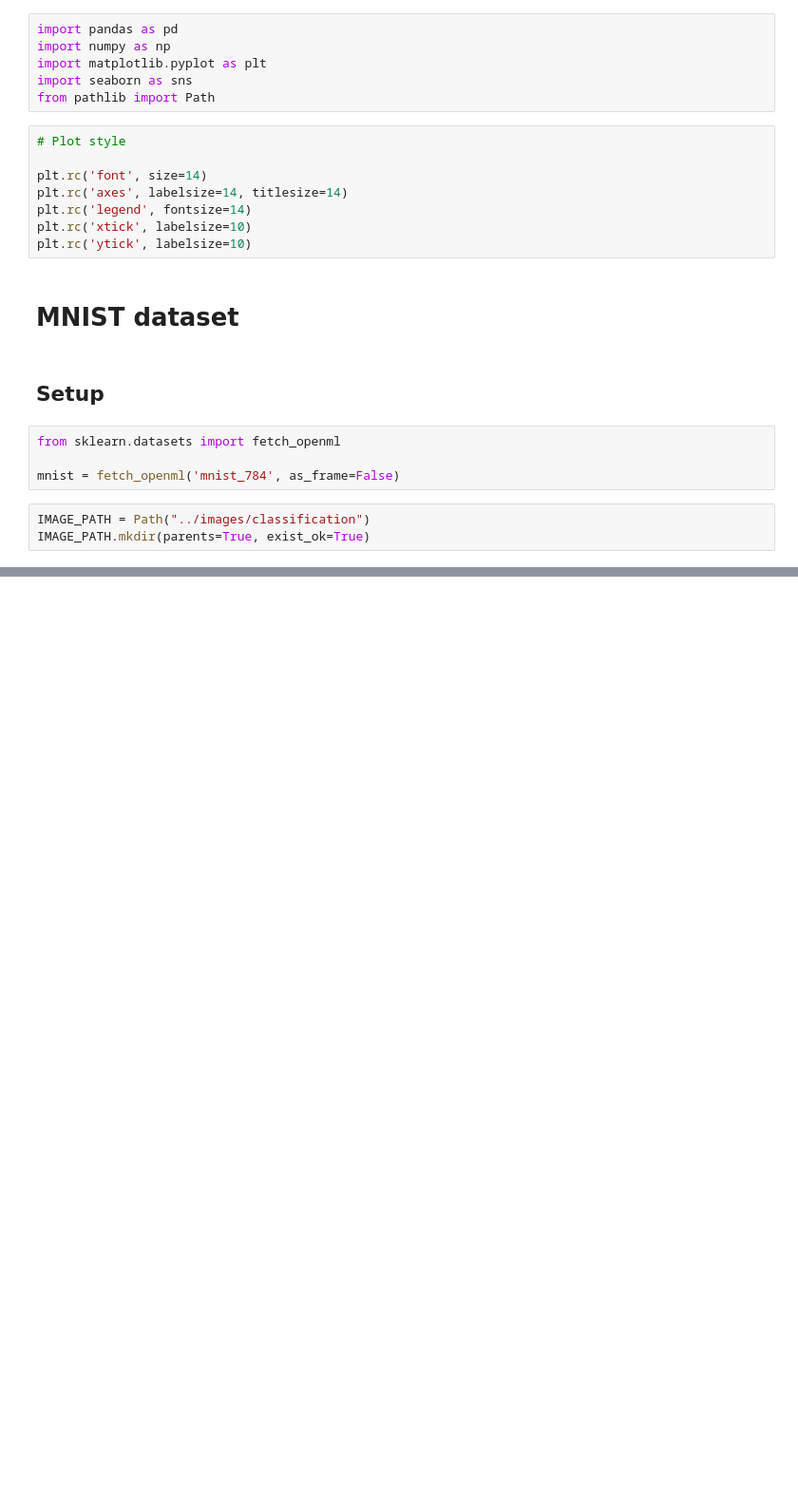
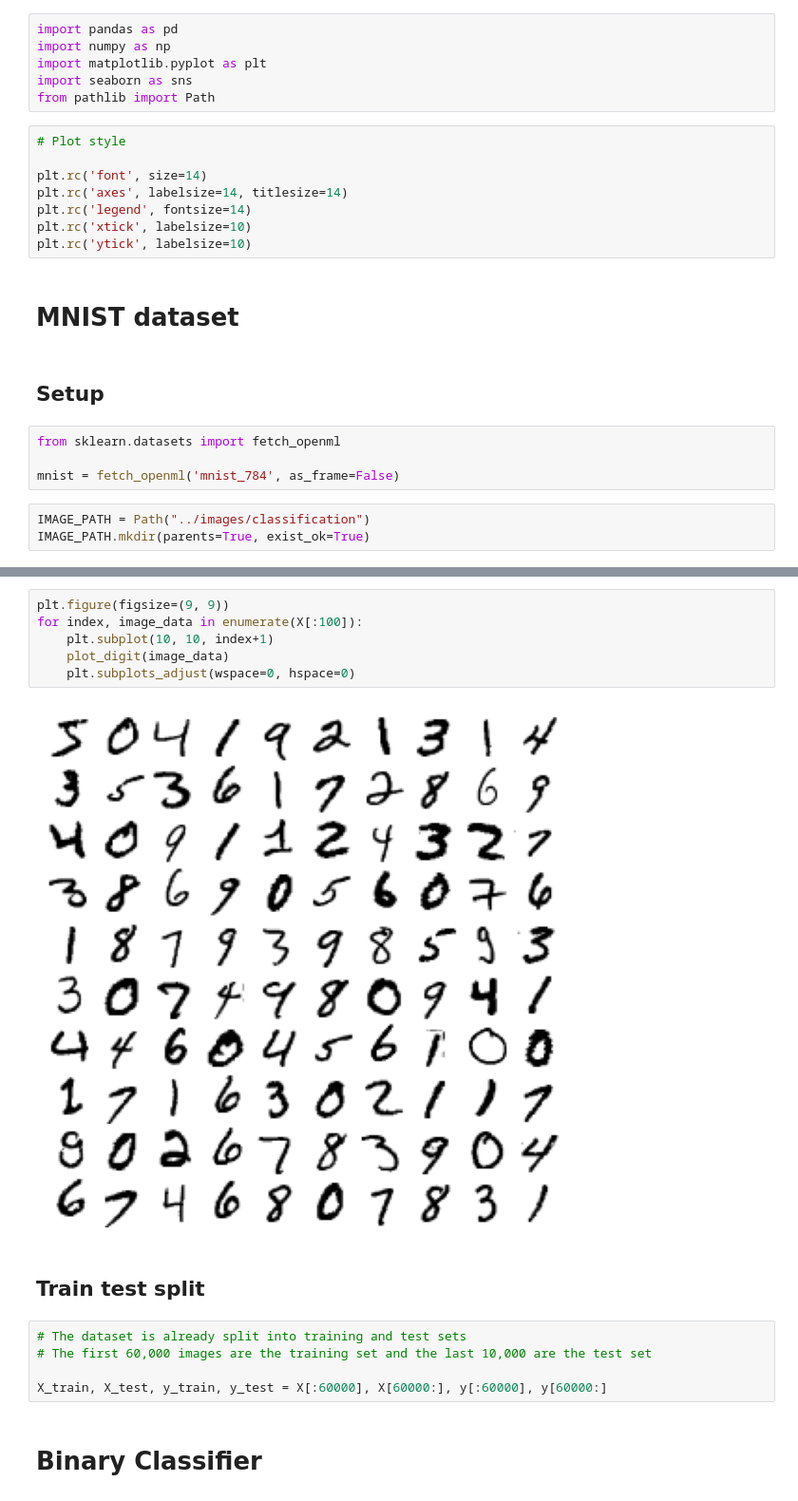
Before and after one commit to MrIsCM/Learning-Machine-Learning, a Jupyter notebook: Notebooks/03_classification.ipynb, the cells around one changed output, grey strips where cells are left out. Shown at 95% size. Cells and saved outputs as stored; diff of their text form; blank space fills up the shorter version.

```diff
--- a/Notebooks/03_classification.ipynb
+++ b/Notebooks/03_classification.ipynb
@@ -31,0 +74,17 @@ IMAGE_PATH.mkdir(parents=True, exist_ok=True)
+# %%
+plt.figure(figsize=(9, 9))
+for index, image_data in enumerate(X[:100]):
+	plt.subplot(10, 10, index+1)
+	plot_digit(image_data)
+	plt.subplots_adjust(wspace=0, hspace=0)
+# %% [output]
+[figure, added]
+# %% [markdown]
+## Train test split
+# %%
+# The dataset is already split into training and test sets
+# The first 60,000 images are the training set and the last 10,000 are the test set
+
+X_train, X_test, y_train, y_test = X[:60000], X[60000:], y[:60000], y[60000:]
+# %% [markdown]
+# Binary Classifier
```
Also changed, not shown: parts of 40 cells of this notebook.
